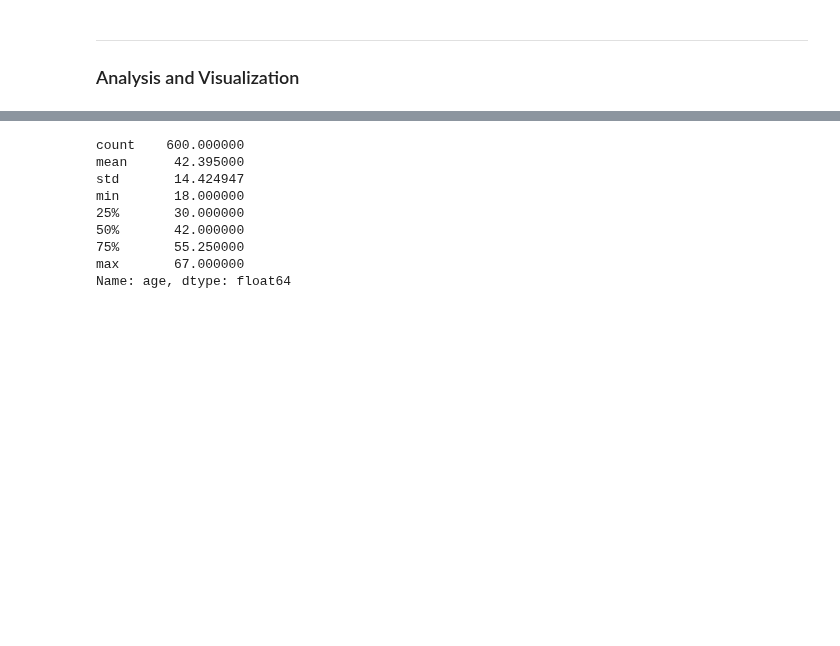
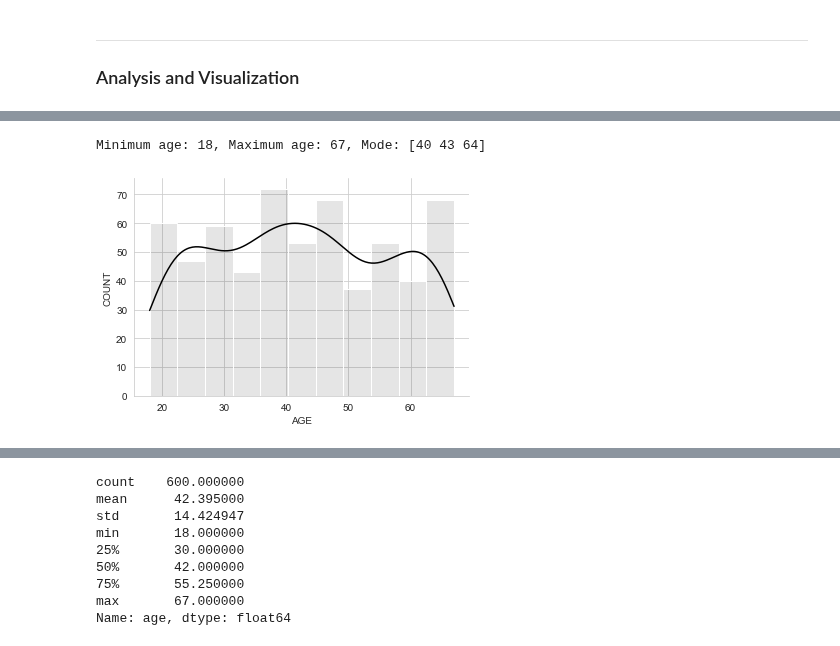
Before and after one commit to hyoaru/dsa-libraries-test, a Jupyter notebook: main/ipython-notebooks/implementation/desc_stats.ipynb, the cells around one changed output, grey strips where cells are left out. Cells and saved outputs as stored; diff of their text form; code cells hidden in the pictures; blank space fills up the shorter version.

```diff
--- a/main/ipython-notebooks/implementation/desc_stats.ipynb
+++ b/main/ipython-notebooks/implementation/desc_stats.ipynb
@@ -84,0 +99,22 @@ df_bank.mode()
+# %%
+print(f"Minimum age: {df_bank['age'].min()}, Maximum age: {df_bank['age'].max()}, Mode: {df_bank['age'].mode().values}")
+
+sns.set_style('whitegrid')
+
+g = sns.histplot(
+    data = df_bank,
+    x = 'age',
+    color = 'black',
+    alpha = 0.1,
+    kde = True,
+    fill = True,
+
+)
+
+g.set_xlabel(g.get_xlabel().upper())
+g.set_ylabel(g.get_ylabel().upper())
+
+sns.despine(top = True, right = True)
+# %% [output]
+Minimum age: 18, Maximum age: 67, Mode: [40 43 64]
+[figure, added]
```
Also changed, not shown: parts of 31 cells of this notebook.
